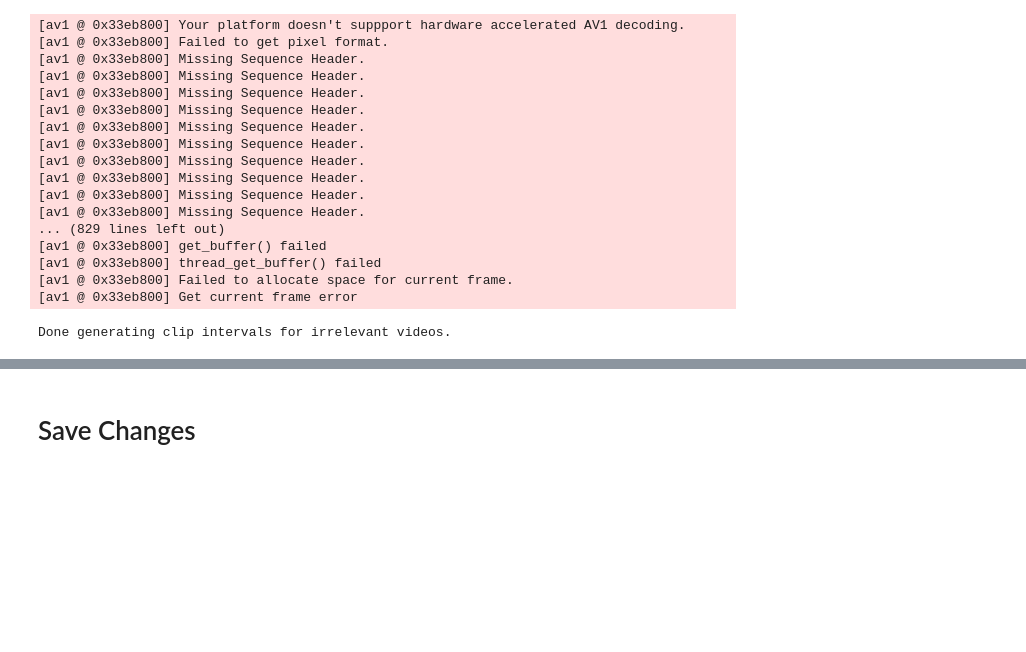
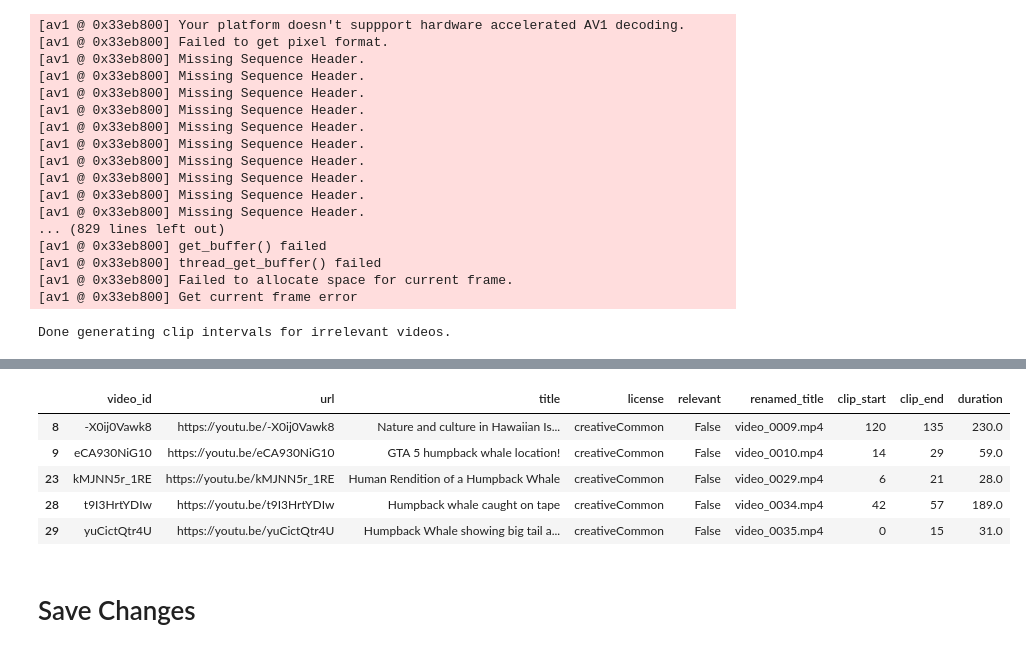
Before and after one commit to ramirezmichelle/youtube-humpback-whale-classifier, a Jupyter notebook: video-download/mark_subclip_intervals.ipynb, the cells around one changed output, grey strips where cells are left out. Drawn from its saved outputs; the diff is of its cells as text; code cells hidden in the pictures; blank space fills up the shorter version.

```diff
--- a/video-download/mark_subclip_intervals.ipynb
+++ b/video-download/mark_subclip_intervals.ipynb
@@ -211,3 +188,12 @@ downloads_df
+# %%
+downloads_df[downloads_df.relevant == False].head()
+# %% [output]
+|  | video_id | url | title | license | relevant | renamed_title | clip_start | clip_end | duration |
+| 8 | -X0ij0Vawk8 | https://youtu.be/-X0ij0Vawk8 | Nature and culture in Hawaiian Is... | creativeCommon | False | video_0009.mp4 | 120 | 135 | 230.0 |
+| 9 | eCA930NiG10 | https://youtu.be/eCA930NiG10 | GTA 5 humpback whale location! | creativeCommon | False | video_0010.mp4 | 14 | 29 | 59.0 |
+| 23 | kMJNN5r_1RE | https://youtu.be/kMJNN5r_1RE | Human Rendition of a Humpback Whale | creativeCommon | False | video_0029.mp4 | 6 | 21 | 28.0 |
+| 28 | t9I3HrtYDIw | https://youtu.be/t9I3HrtYDIw | Humpback whale caught on tape | creativeCommon | False | video_0034.mp4 | 42 | 57 | 189.0 |
+| 29 | yuCictQtr4U | https://youtu.be/yuCictQtr4U | Humpback Whale showing big tail a... | creativeCommon | False | video_0035.mp4 | 0 | 15 | 31.0 |
 # %% [markdown]
 # Save Changes
 # %%
```
Also changed, not shown: parts of 2 cells of this notebook.
